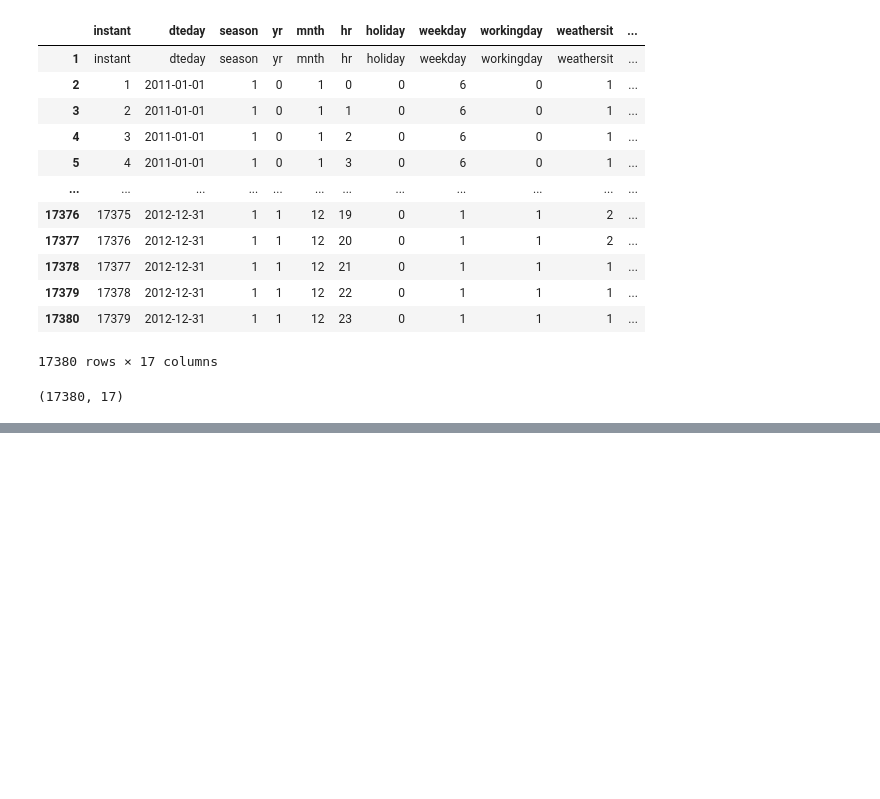
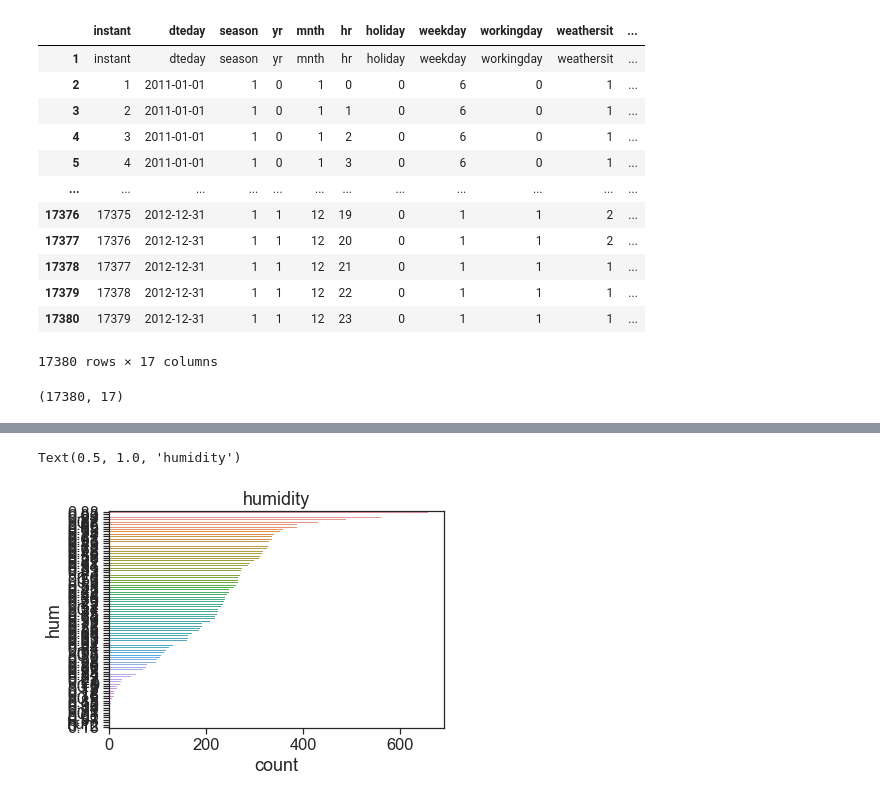
Before and after one commit to data301-2020-winter2/course-project-group_1028, a Jupyter notebook: analysis/Dante/milestone2.ipynb, the cells around one changed output, grey strips where cells are left out. Drawn from its saved outputs; the diff is of its cells as text; code cells hidden in the pictures; blank space fills up the shorter version.

```diff
--- a/analysis/Dante/milestone2.ipynb
+++ b/analysis/Dante/milestone2.ipynb
@@ -38,0 +61,6 @@ df.describe()
+# %%
+order = df['hum'].value_counts(ascending=False).index
+sns.countplot(y="hum",order=order ,data=df).set_title("humidity")
+# %% [output]
+Text(0.5, 1.0, 'humidity')
+[figure, added]
```
Also changed, not shown: parts of 6 cells of this notebook.
